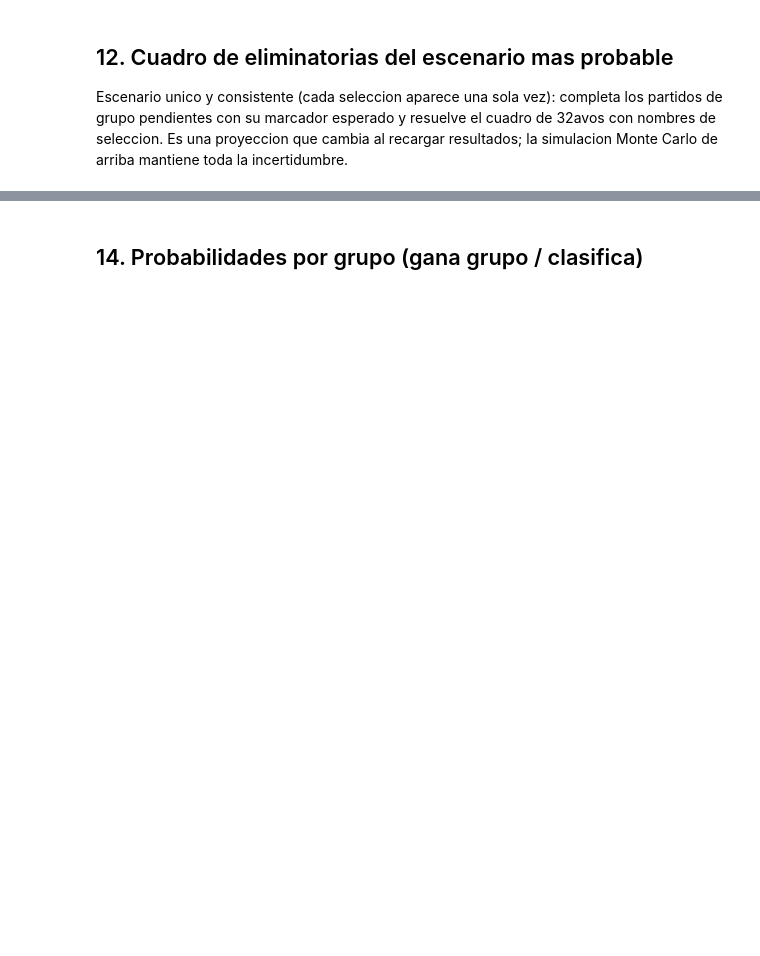
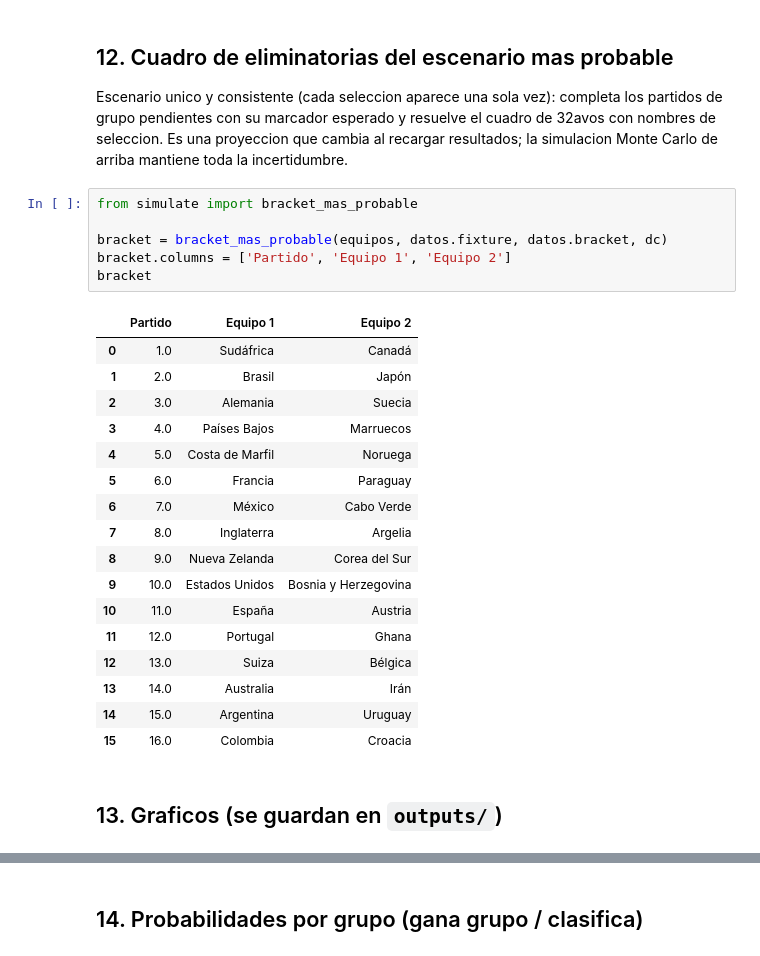
Before and after one commit to santiagoriverti/ML_prediccion_mundial2026, a Jupyter notebook: notebooks/prediccion_mundial2026.ipynb, the cells around one changed output, grey strips where cells are left out. Drawn from its saved outputs; the diff is of its cells as text; blank space fills up the shorter version.

```diff
--- a/notebooks/prediccion_mundial2026.ipynb
+++ b/notebooks/prediccion_mundial2026.ipynb
@@ -263,6 +433,32 @@ Escenario unico y consistente (cada seleccion aparece una sola vez): completa
 los partidos de grupo pendientes con su marcador esperado y resuelve el cuadro
 de 32avos con nombres de seleccion. Es una proyeccion que cambia al recargar
 resultados; la simulacion Monte Carlo de arriba mantiene toda la incertidumbre.
+# %%
+from simulate import bracket_mas_probable
+
+bracket = bracket_mas_probable(equipos, datos.fixture, datos.bracket, dc)
+bracket.columns = ['Partido', 'Equipo 1', 'Equipo 2']
+bracket
+# %% [output]
+|  | Partido | Equipo 1 | Equipo 2 |
+| 0 | 1.0 | Sudáfrica | Canadá |
+| 1 | 2.0 | Brasil | Japón |
+| 2 | 3.0 | Alemania | Suecia |
+| 3 | 4.0 | Países Bajos | Marruecos |
+| 4 | 5.0 | Costa de Marfil | Noruega |
+| 5 | 6.0 | Francia | Paraguay |
+| 6 | 7.0 | México | Cabo Verde |
+| 7 | 8.0 | Inglaterra | Argelia |
+| 8 | 9.0 | Nueva Zelanda | Corea del Sur |
+| 9 | 10.0 | Estados Unidos | Bosnia y Herzegovina |
+| 10 | 11.0 | España | Austria |
+| 11 | 12.0 | Portugal | Ghana |
+| 12 | 13.0 | Suiza | Bélgica |
+| 13 | 14.0 | Australia | Irán |
+| 14 | 15.0 | Argentina | Uruguay |
+| 15 | 16.0 | Colombia | Croacia |
+# %% [markdown]
+## 13. Graficos (se guardan en `outputs/`)
 # %%
 from viz import grafico_campeon, heatmap_avance, grafico_calibracion
 
```
Also changed, not shown: parts of 23 cells of this notebook.
